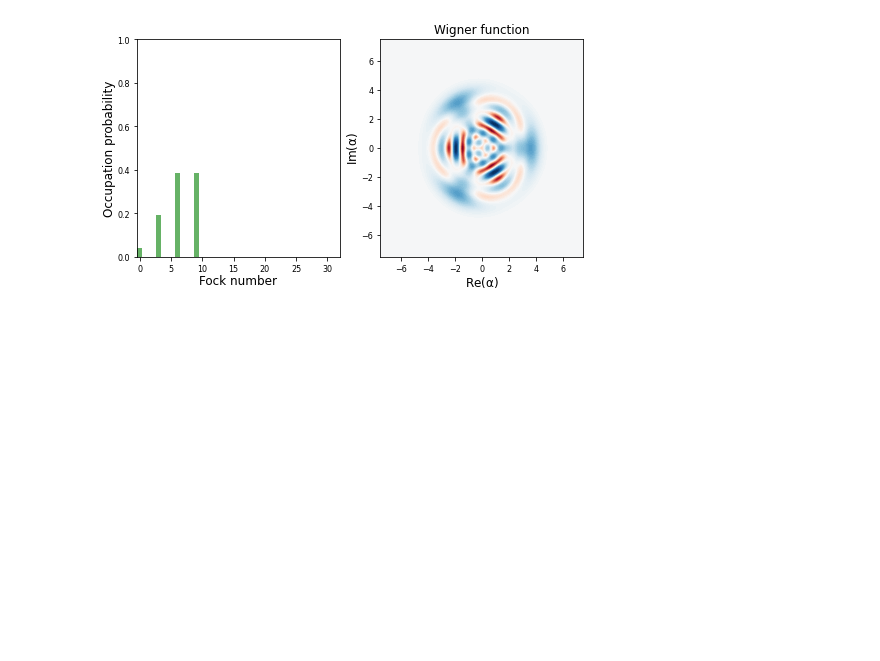
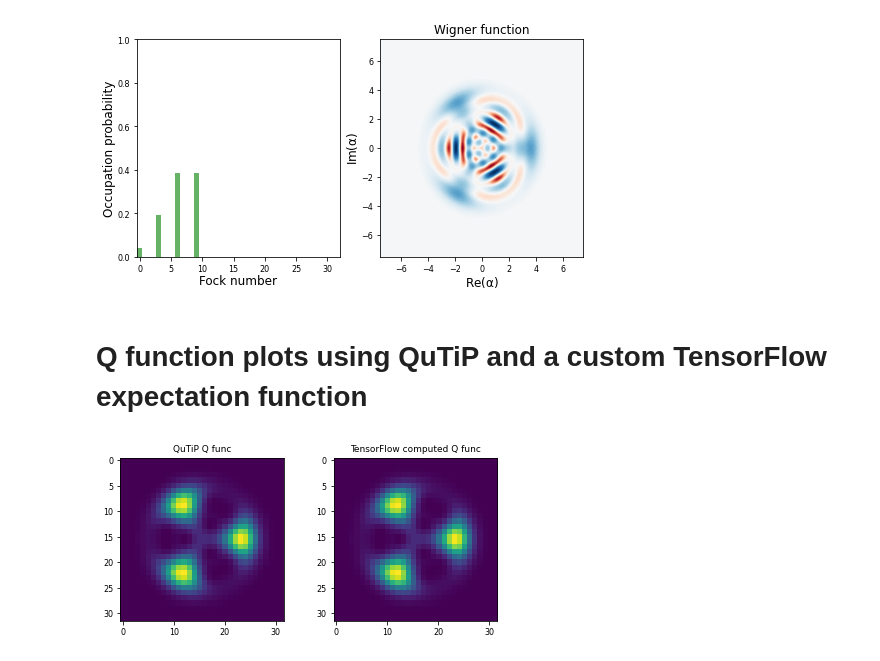
Before and after one commit to quantshah/qst-nn, a Jupyter notebook: paper_figures/fig-15-reconstruction-gaussian-conv-noise.ipynb, the cells around one changed output. Drawn from its saved outputs; the diff is of its cells as text; code cells hidden in the pictures; blank space fills up the shorter version.

```diff
--- a/paper_figures/fig-15-reconstruction-gaussian-conv-noise.ipynb
+++ b/paper_figures/fig-15-reconstruction-gaussian-conv-noise.ipynb
@@ -66,10 +56,10 @@ plt.rcParams.update(params)
 # %%
 hilbert_size = 32
 
+# Betas can be selected in a grid or randomly in a circle
+num_grid = 32
+num_points = num_grid*num_grid
 
-# Betas can be selected in a grid or randomly in a circle
-num_grid = 81
-num_points = num_grid*num_grid
 beta_max_x = 5
 beta_max_y = 5
 
@@ -78,7 +68,3 @@ yvec = np.linspace(-beta_max_y, beta_max_y, num_grid)
 
 X, Y = np.meshgrid(xvec, yvec)
 betas = (X + 1j*Y).ravel()
-
-ops = husimi_ops(hilbert_size, betas)
-ops_batch = tf.convert_to_tensor([ops])
-A = convert_to_real_ops(ops_batch)
@@ -89,0 +73,7 @@ cmap = "hot"
+# %%
+m_ops = [(1/np.pi)*coherent_dm(hilbert_size, beta) for beta in betas]
+ops_numpy = [op.data.toarray() for op in m_ops] # convert the QuTiP Qobj to numpy arrays
+ops_tf = tf.convert_to_tensor([ops_numpy]) # convert the numpy arrays to complex TensorFlow tensors
+
+A = convert_to_real_ops(ops_tf) # convert the complex-valued numpy matrices to real-valued TensorFlow tensors
+print(A.shape, A.dtype)
@@ -109,0 +111,11 @@ data = batched_expect(ops_batch, rho_tf)
+# %% [markdown]
+# Q function plots using QuTiP and a custom TensorFlow expectation function
+# %%
+fig, ax = plt.subplots(1, 2, figsize=(7, 3))
+ax[0].imshow(qfunc(rho, xvec, yvec, g=2))
+ax[1].imshow(data.numpy().reshape(num_grid, num_grid))
+ax[0].set_title("QuTiP Q func")
+ax[1].set_title("TensorFlow computed Q func")
+plt.show()
+# %% [output]
+[figure, added]
```
Also changed, not shown: parts of 35 cells of this notebook.
